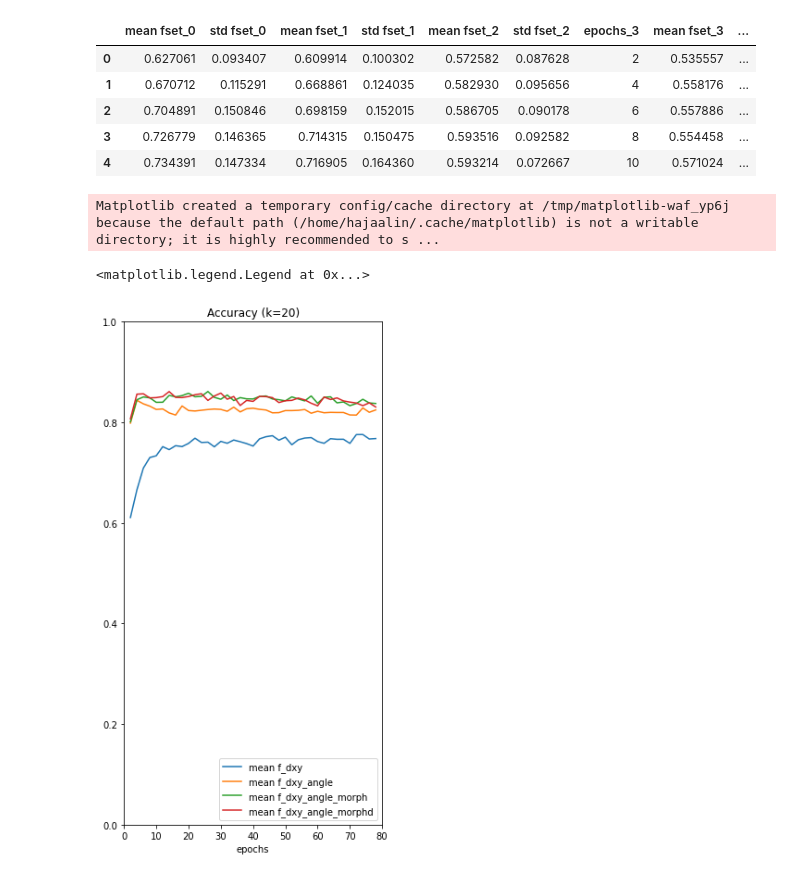
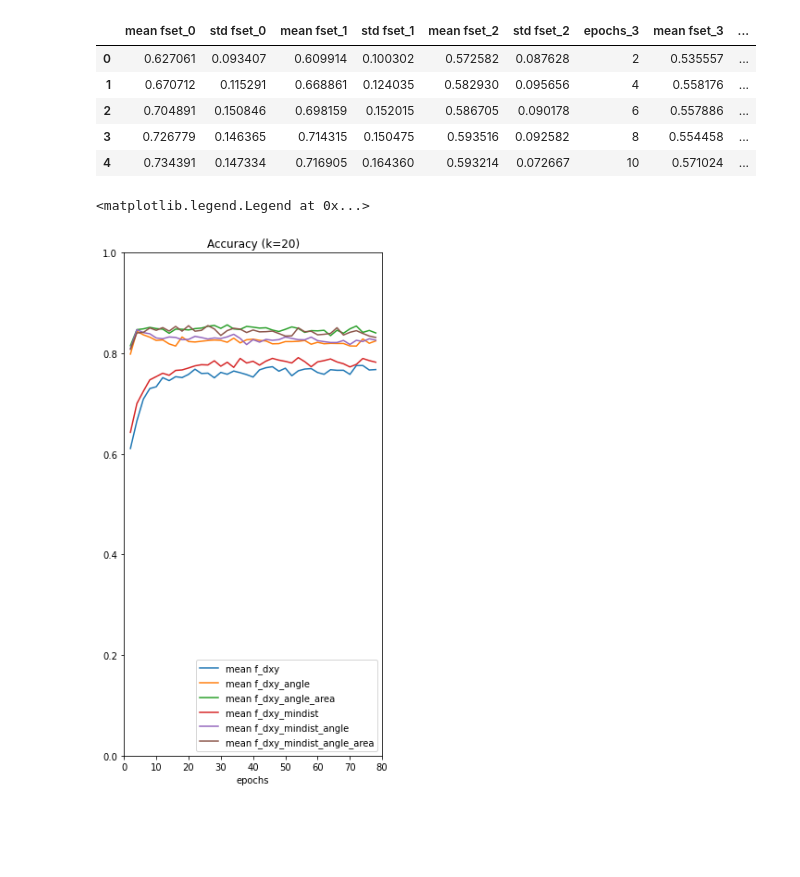
Before and after one commit to redchuk/n_track_ML, a Jupyter notebook: notebooks/plot_epoch_loop_outputs.ipynb, the cells around one changed output. Saved outputs shown, nothing was run; the diff lists cells and outputs as text; code cells hidden in the pictures; blank space fills up the shorter version.

Commit message:
notes and plots from 20221003

```diff
--- a/notebooks/plot_epoch_loop_outputs.ipynb
+++ b/notebooks/plot_epoch_loop_outputs.ipynb
@@ -378,6 +378,11 @@ output_dirs_sep = ['/proj/hajaalin/Projects/n_track_ML/output/cross-validation/l
                    '/proj/hajaalin/Projects/n_track_ML/output/cross-validation/le_k20_f_dxy_angle_20221003', \
                    '/proj/hajaalin/Projects/n_track_ML/output/cross-validation/le_k20_f_dxy_angle_morph_20221003', \
                    '/proj/hajaalin/Projects/n_track_ML/output/cross-validation/le_k20_f_dxy_angle_morphd_20221003', \
+                   '/proj/hajaalin/Projects/n_track_ML/output/cross-validation/le_k20_f_dxy_mindist_20221003', \
+                   '/proj/hajaalin/Projects/n_track_ML/output/cross-validation/le_k20_f_dxy_mindist_angle_20221003', \
+                   '/proj/hajaalin/Projects/n_track_ML/output/cross-validation/le_k20_f_dxy_mindist_angle_morph_20221003', \
+                   '/proj/hajaalin/Projects/n_track_ML/output/cross-validation/le_k20_f_dxy_angle_area_20221003', \
+                   '/proj/hajaalin/Projects/n_track_ML/output/cross-validation/le_k20_f_dxy_mindist_angle_area_20221003'
 ]
 
 dfn2b = read_output_files(output_dirs_sep)
@@ -389,35 +394,35 @@ import matplotlib.pyplot as plt
 # copy data in a new dataframe, separate feature sets
 ddd = pd.DataFrame()
 
 # only k20 was tested until 300 epochs
-fsets = ['f_dxy','f_dxy_angle','f_dxy_angle_morph','f_dxy_angle_morphd']
+#fsets = ['f_dxy','f_dxy_angle','f_dxy_angle_morph','f_dxy_angle_area']
+fsets = ['f_dxy','f_dxy_angle','f_dxy_angle_area', 'f_dxy_mindist', 'f_dxy_mindist_angle', 'f_dxy_mindist_angle_area']
 for i in range(len(fsets)):
     ddd['epochs_'+fsets[i]] = pd.Series(grp.loc[20,fsets[i]]['epochs'].values)
     ddd['mean '+fsets[i]] = pd.Series(grp.loc[20,fsets[i]]['mean'].values)
     #ddd['std fset_'+fsets[i]] = pd.Series(grp.loc[20,fsets[i]]['std'].values)
 
 # check that epochs are the same for all feature sets
-test = ~((ddd['epochs_f_dxy'] == ddd['epochs_f_dxy_angle']) & (ddd['epochs_f_dxy_angle'] == ddd['epochs_f_dxy_angle_morphd']))
+test = ~((ddd['epochs_f_dxy'] == ddd['epochs_f_dxy_angle']) & (ddd['epochs_f_dxy_angle'] == ddd['epochs_f_dxy_angle_area']))
 #print(ddd[test].shape)
 assert ddd[test].shape[0] == 0
 
 ddd['epochs'] = ddd['epochs_f_dxy']
 for f in fsets:
     ddd.drop(columns=['epochs_' + f], inplace=True)
 #print(ddd.head())
 
 fig = plt.figure()
 fig.add_subplot()
 ax = fig.axes
 
 #ax[0].legend(loc='lower center', bbox_to_anchor=(0.5, 1.05),
 #          ncol=2, fancybox=True, shadow=True)
 
 
 #style = {'mean fset_f_x':':','std fset_f_x':':','mean fset_f_y':'--','std fset_f_y':'--','mean fset_f_morph':'-','std fset_f_morph':'-',}
 #ddd.plot('epochs', title='Accuracy (k=20)', xlim=(0,80), ylim=(0,1), figsize=(5,10), style=style, ax=ax[0])
 ddd.plot('epochs', title='Accuracy (k=20)', xlim=(0,80), ylim=(0,1), figsize=(5,10), ax=ax[0]).legend(loc='lower right')
 # %% [output]
-Matplotlib created a temporary config/cache directory at /tmp/matplotlib-waf_yp6j because the default path (/home/hajaalin/.cache/matplotlib) is not a writable directory; it is highly recommended to s ...
+<matplotlib.legend.Legend at 0x...>
-<matplotlib.legend.Legend at 0x...>
-[figure, old version]
+[figure, new version]
```
Also changed, not shown: 1 other file.
